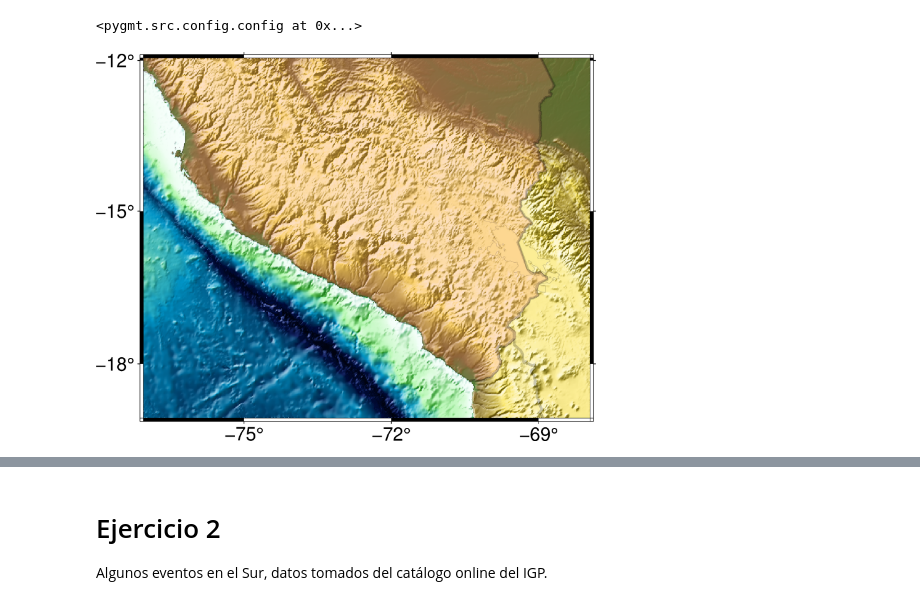
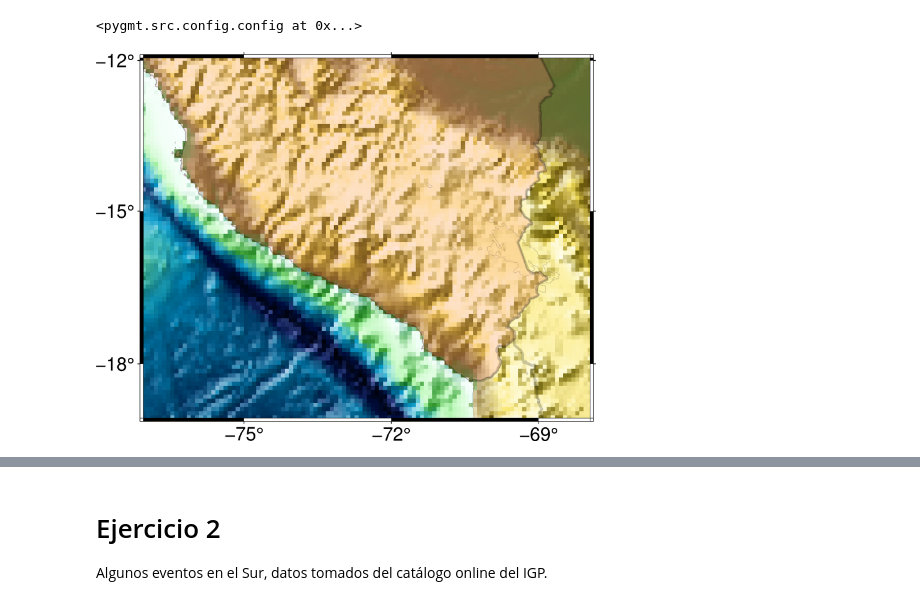
Before and after one commit to hugosanrocks/fmf_tuto_igp, a Jupyter notebook: Mapa_Peru/Tutorial_Mapa_Peru_IGP2022.ipynb, the cells around one changed output, grey strips where cells are left out. Saved outputs shown, nothing was run; the diff lists cells and outputs as text; code cells hidden in the pictures.

```diff
--- a/Mapa_Peru/Tutorial_Mapa_Peru_IGP2022.ipynb
+++ b/Mapa_Peru/Tutorial_Mapa_Peru_IGP2022.ipynb
@@ -46,35 +46,35 @@ min_lon = -76
 max_lon = -69
 # Damos un poco de margen a los extremos
 canvas = (max_lon - min_lon)*0.15
 
 # Cargar y graficar topografía
 fig1.grdimage(
-    '@earth_relief_01m',  #DATABASE FORM INTERNET
+    '@earth_relief_05m',  #DATABASE FORM INTERNET
     region=[min_lon-canvas, max_lon+canvas, min_lat-canvas, max_lat+canvas],
     projection='M5i',
     cmap='relief',
     #frame=['WSne','a0.2f0.2']
     shading=True,
     #transparency=70
     frame=['WSne','ag','3p']
 )
 
 # Graficar las lineas de costa y areas de tierra y oceanos
 fig1.coast(
     region=[min_lon-canvas, max_lon+canvas, min_lat-canvas, max_lat+canvas],
     projection='M5i',
     shorelines='0.25p,black',
     # Nivel de Linea1-4 / Ancho de lapiz , color
     water=None,
     borders="1/2p,black",
     land=None,
     resolution="f",
     dcw="PE+glightred+p0.5p",
     transparency=80,
 )
 fig1.show()
 # %% [output]
-[figure, old version]
+[figure, new version]
 # %%
 # Cargar datos de longitud y latitud de dos diferentes redes
 
```
Also changed, not shown: parts of 8 cells of this notebook, 2 other files.
